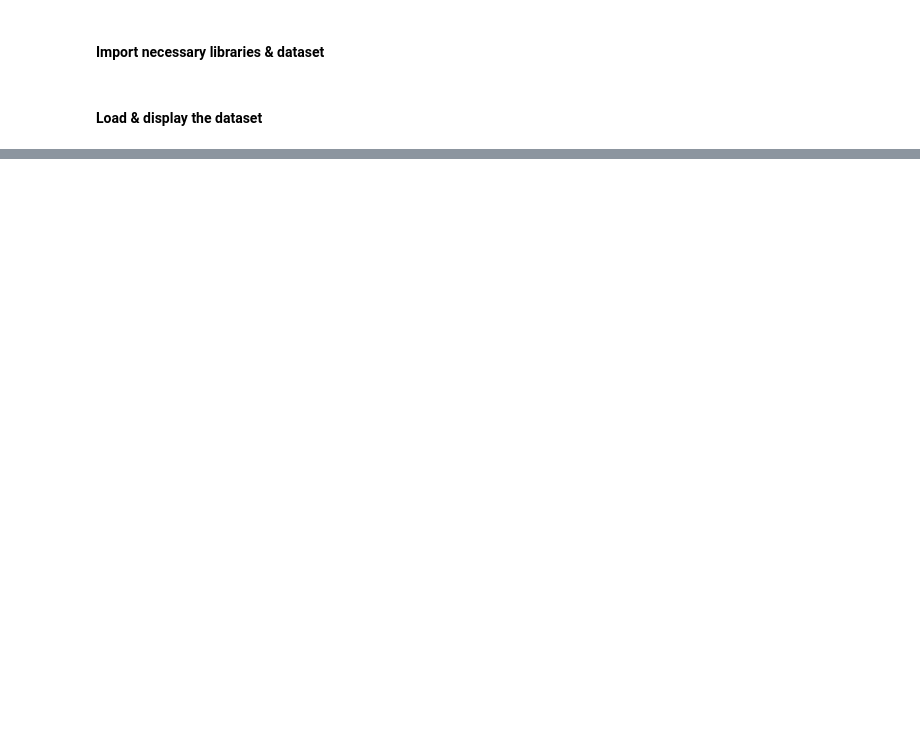
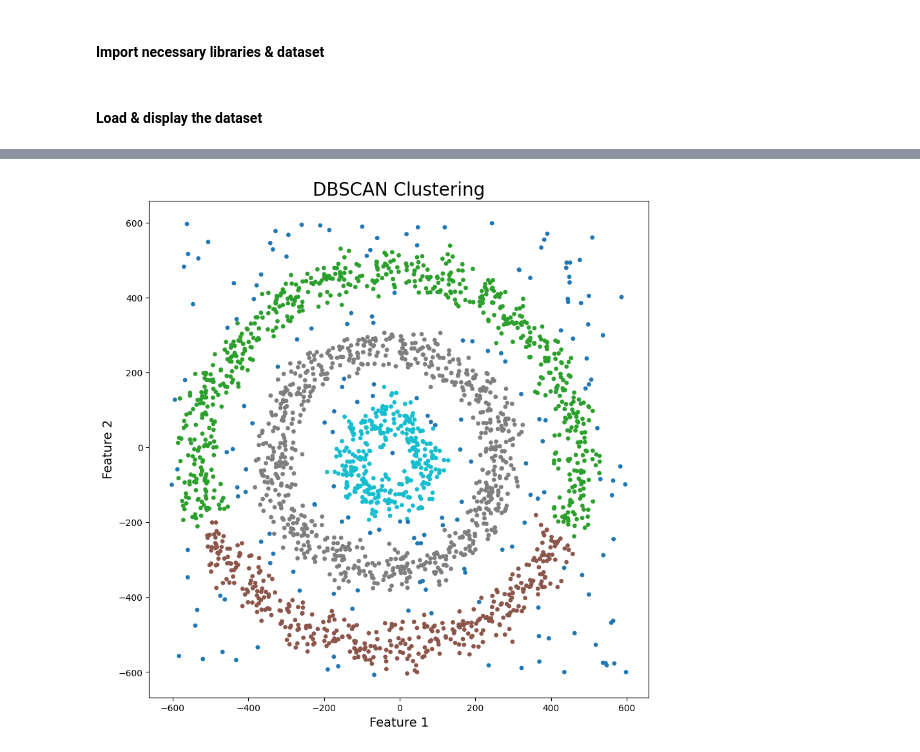
Before and after one commit to fauzanghazi/advanced-ai, a Jupyter notebook: notebooks/exercise/06-advanced-clustering.ipynb, the cells around one changed output, grey strips where cells are left out. Saved outputs shown, nothing was run; the diff lists cells and outputs as text; code cells hidden in the pictures; blank space fills up the shorter version.

```diff
--- a/notebooks/exercise/06-advanced-clustering.ipynb
+++ b/notebooks/exercise/06-advanced-clustering.ipynb
@@ -146,0 +213,16 @@ plt.show()
+# %%
+from sklearn.cluster import DBSCAN
+
+dbscan = DBSCAN(eps=30, min_samples=5)
+dbscan.fit(df[[0,1]])
+
+df['DBSCAN_labels'] = dbscan.labels_
+
+plt.figure(figsize=(10,10))
+plt.scatter(df[0], df[1], c=df['DBSCAN_labels'], cmap='tab10', s=15)
+plt.title('DBSCAN Clustering', fontsize=20)
+plt.xlabel('Feature 1', fontsize=14)
+plt.ylabel('Feature 2', fontsize=14)
+plt.show()
+# %% [output]
+[figure, added]
```
Also changed, not shown: parts of 65 cells of this notebook, 4 other files.
